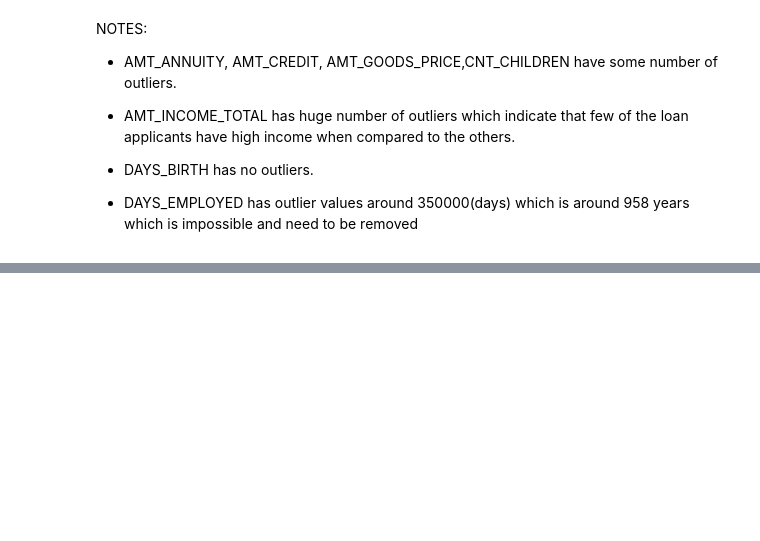
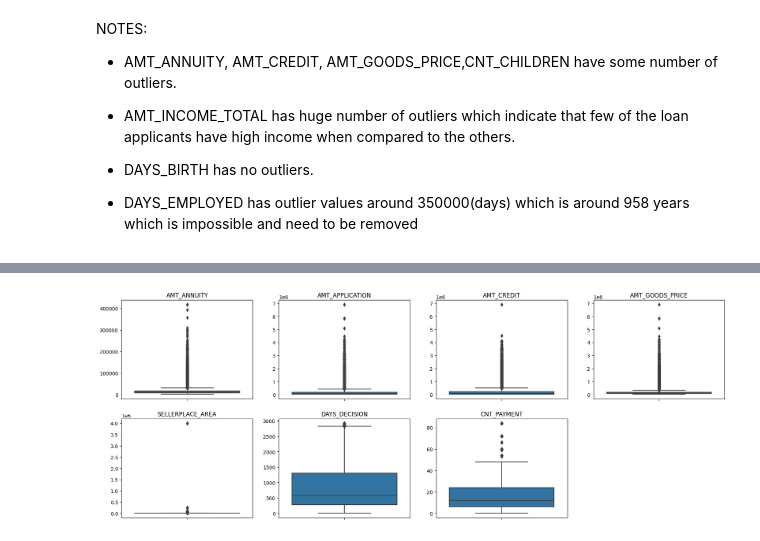
Before and after one commit to duyvanda/ipynb, a Jupyter notebook: EDA_CASE_STUDY/ProblemStatement-1/eda_case.ipynb, the cells around one changed output, grey strips where cells are left out. Cells and saved outputs as stored; diff of their text form; code cells hidden in the pictures; blank space fills up the shorter version.

```diff
--- a/EDA_CASE_STUDY/ProblemStatement-1/eda_case.ipynb
+++ b/EDA_CASE_STUDY/ProblemStatement-1/eda_case.ipynb
@@ -526,0 +710,4 @@ memory usage: 67.5+ MB
+# %%
+# Again we see some peaks and outliers in the AMT_GOODS_PRICE, # lets use median to impute the missing values
+
+df_prapp['AMT_GOODS_PRICE'].fillna(df_prapp['AMT_GOODS_PRICE'].median(),inplace = True)
@@ -526,0 +716,6 @@ memory usage: 67.5+ MB
+# %%
+# Convert numbers to absolute since it is negative
+
+p_days_col = ['DAYS_DECISION','DAYS_FIRST_DRAWING', 'DAYS_FIRST_DUE', 'DAYS_LAST_DUE_1ST_VERSION', 'DAYS_LAST_DUE', 'DAYS_TERMINATION']
+
+df_prapp[p_days_col].describe() # Analysis before conversion
@@ -526,0 +732,10 @@ memory usage: 67.5+ MB
+# %%
+# Converting Negative days to positive days
+
+df_prapp[p_days_col] = abs(df_prapp[p_days_col])
+# %%
+# Handle YEARLY_DECISION and convert to Years
+
+bins = [0,1*365,2*365,3*365,4*365,5*365,6*365,7*365,10*365]
+slots = ["1","2","3","4","5","6","7","7 above"]
+df_prapp['YEARLY_DECISION'] = pd.cut(df_prapp['DAYS_DECISION'],bins,labels=slots)
@@ -526,0 +774,18 @@ memory usage: 67.5+ MB
+# %%
+plt.figure(figsize=(22,8))
+
+prev_outlier_col_1 = ['AMT_ANNUITY','AMT_APPLICATION','AMT_CREDIT','AMT_GOODS_PRICE','SELLERPLACE_AREA']
+prev_outlier_col_2 = ['DAYS_DECISION','CNT_PAYMENT']
+for i in enumerate(prev_outlier_col_1):
+    plt.subplot(2,4,i[0]+1)
+    sns.boxplot(y=df_prapp[i[1]])
+    plt.title(i[1])
+    plt.ylabel("")
+
+for i in enumerate(prev_outlier_col_2):
+    plt.subplot(2,4,i[0]+6)
+    sns.boxplot(y=df_prapp[i[1]])
+    plt.title(i[1])
+    plt.ylabel("")
+# %% [output]
+[figure, added]
```
Also changed, not shown: parts of 84 cells of this notebook, 27 other files.
